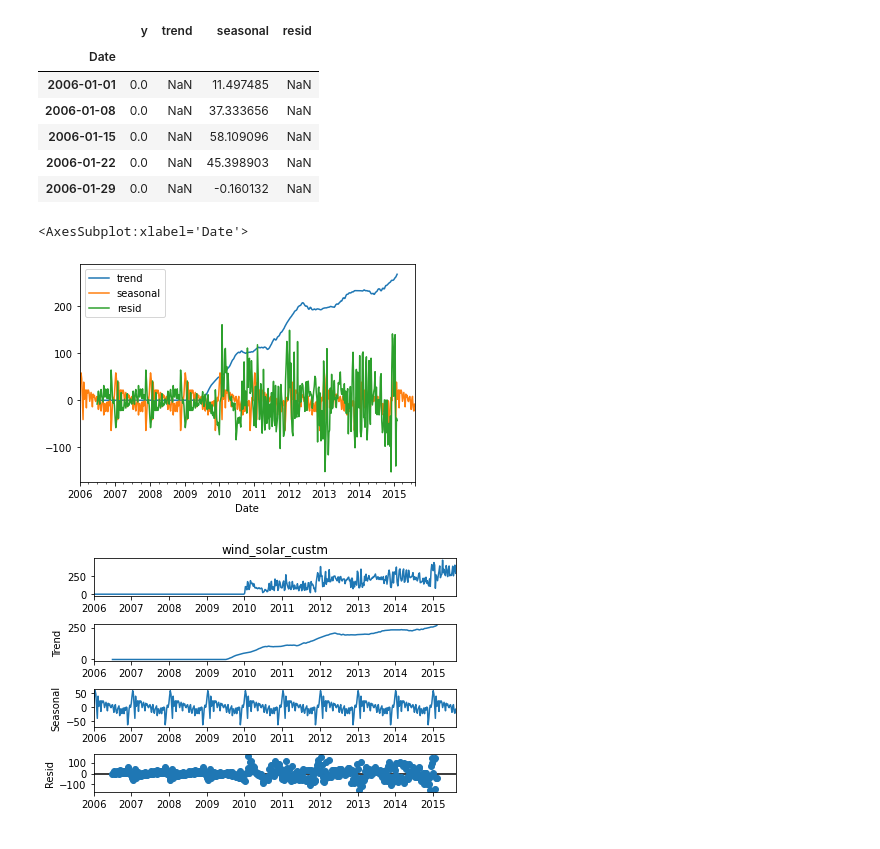
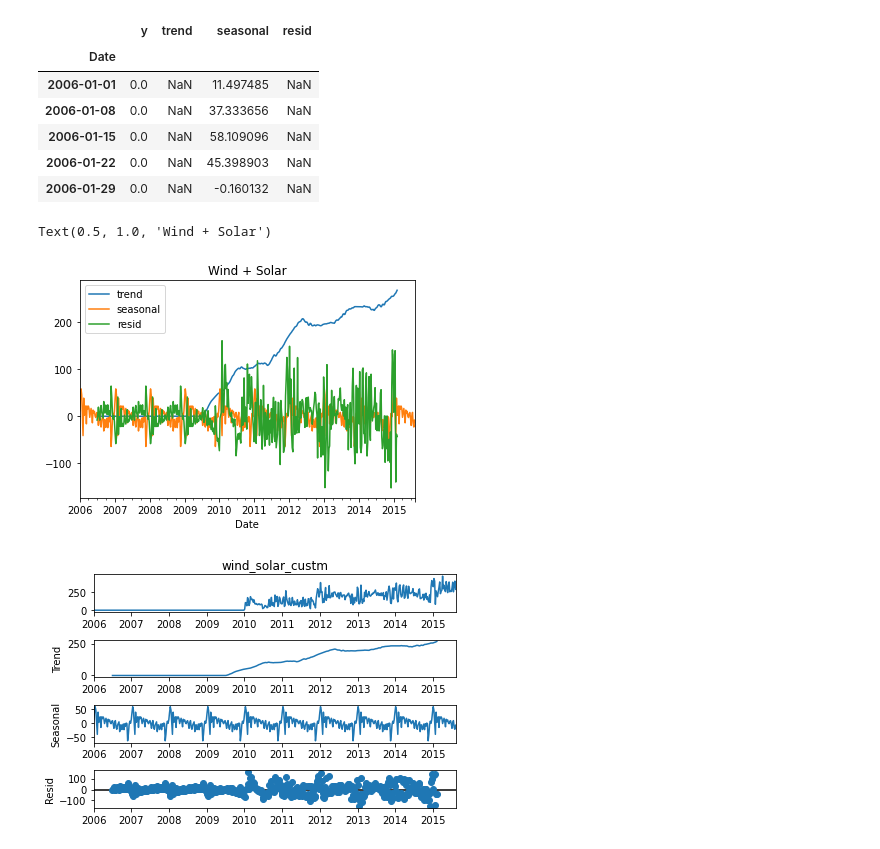
Before and after one commit to veronica-f-reyes/time-series-exercises, a Jupyter notebook: explore.ipynb, the cells around one changed output. Cells and saved outputs as stored; diff of their text form; code cells hidden in the pictures.

```diff
--- a/explore.ipynb
+++ b/explore.ipynb
@@ -547,9 +550,10 @@ See the caveats in the documentation: https://pandas.pydata.org/pandas-docs/stab
 | 2006-01-29 | 0.0 | NaN | -0.160132 | NaN |
 # %%
 decomposition.iloc[:, 1:].plot()
+plt.title("Wind + Solar")
 # %% [output]
-<AxesSubplot:xlabel='Date'>
+Text(0.5, 1.0, 'Wind + Solar')
-[figure, old version]
+[figure, new version]
 # %%
 result.plot()
 # %% [output]
```
Also changed, not shown: parts of 3 cells of this notebook, 2 other files.
